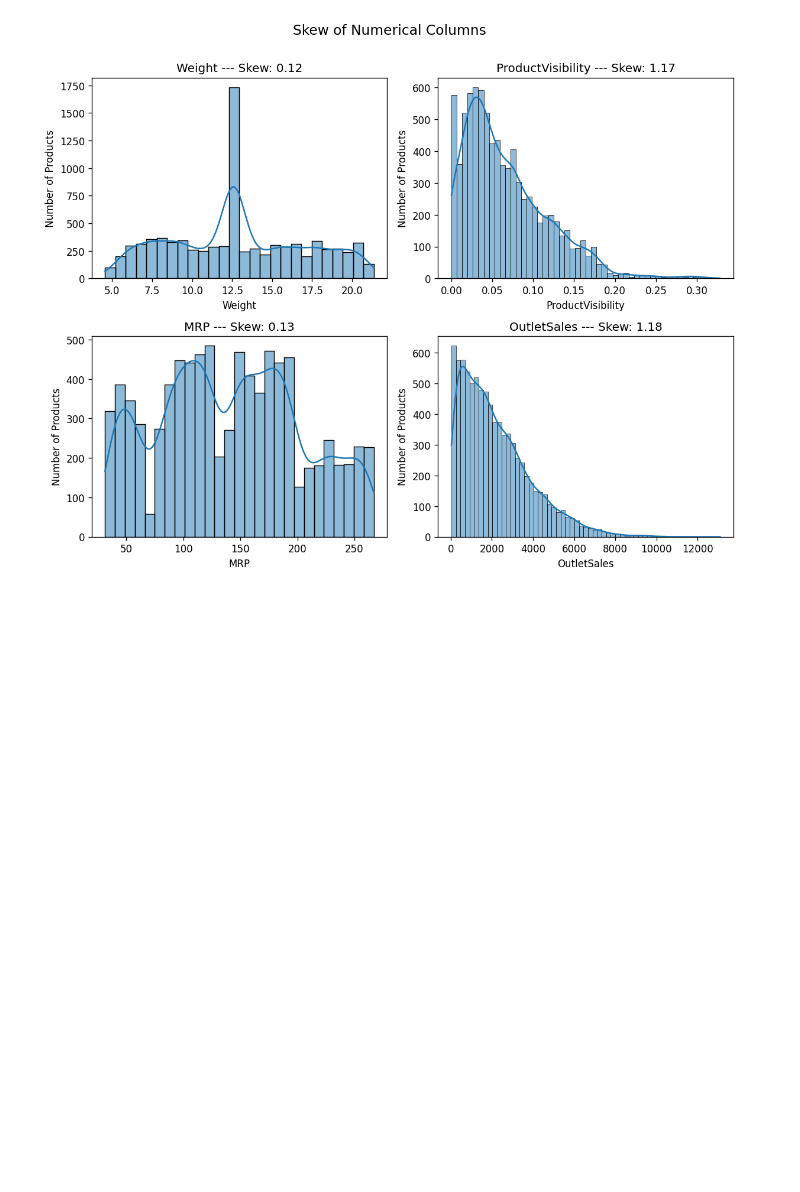
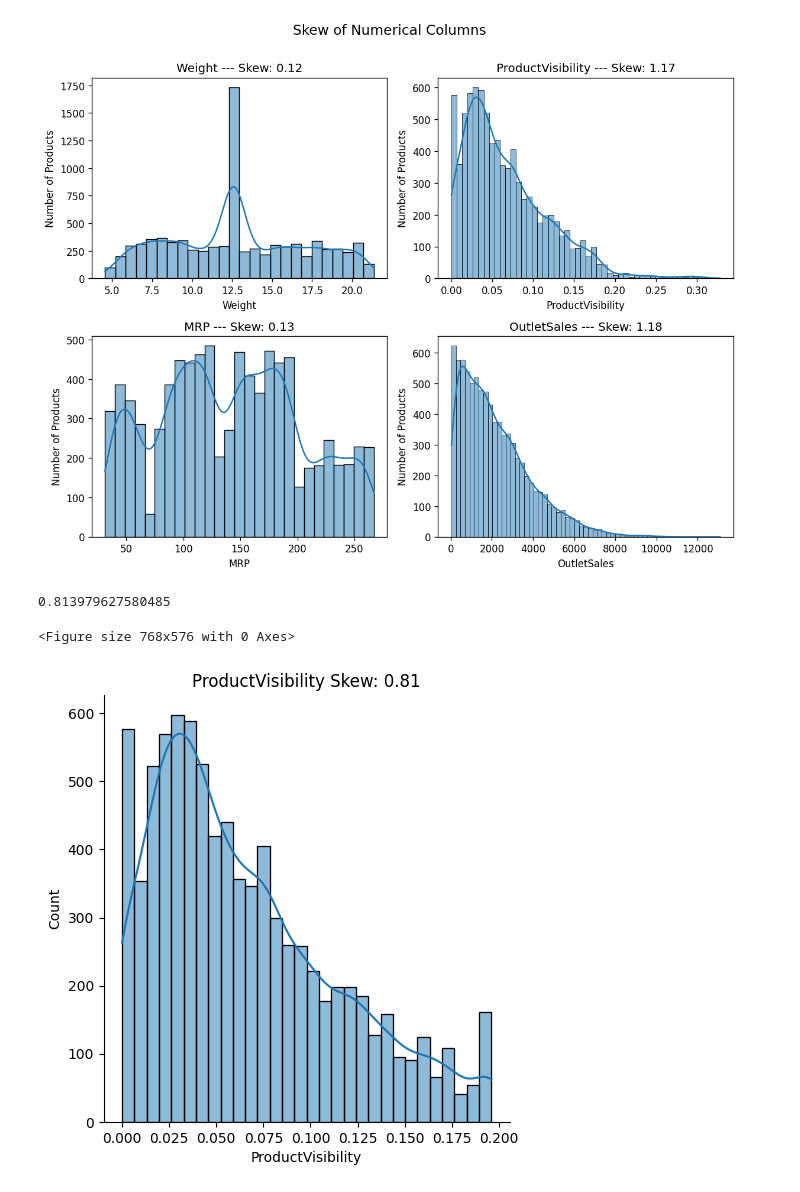
Before and after one commit to DejusDevspace/bigmart-sales-prediction, a Jupyter notebook: bigmart.ipynb, the cells around one changed output. Cells and saved outputs as stored; diff of their text form; code cells hidden in the pictures; blank space fills up the shorter version.

```diff
--- a/bigmart.ipynb
+++ b/bigmart.ipynb
@@ -311,0 +341,14 @@ plt.show()
+# %%
+# Checking skew of ProductVisibility column
+pV_skew = df['ProductVisibility'].skew()
+pV_skew
+# %% [output]
+0.813979627580485
+# %%
+plt.figure(dpi=120)
+sns.displot(df, x='ProductVisibility', kde=True)
+plt.title('ProductVisibility Skew: {:.2f}'.format(pV_skew))
+plt.show()
+# %% [output]
+<Figure size 768x576 with 0 Axes>
+[figure, added]
```
Also changed, not shown: parts of 11 cells of this notebook.
